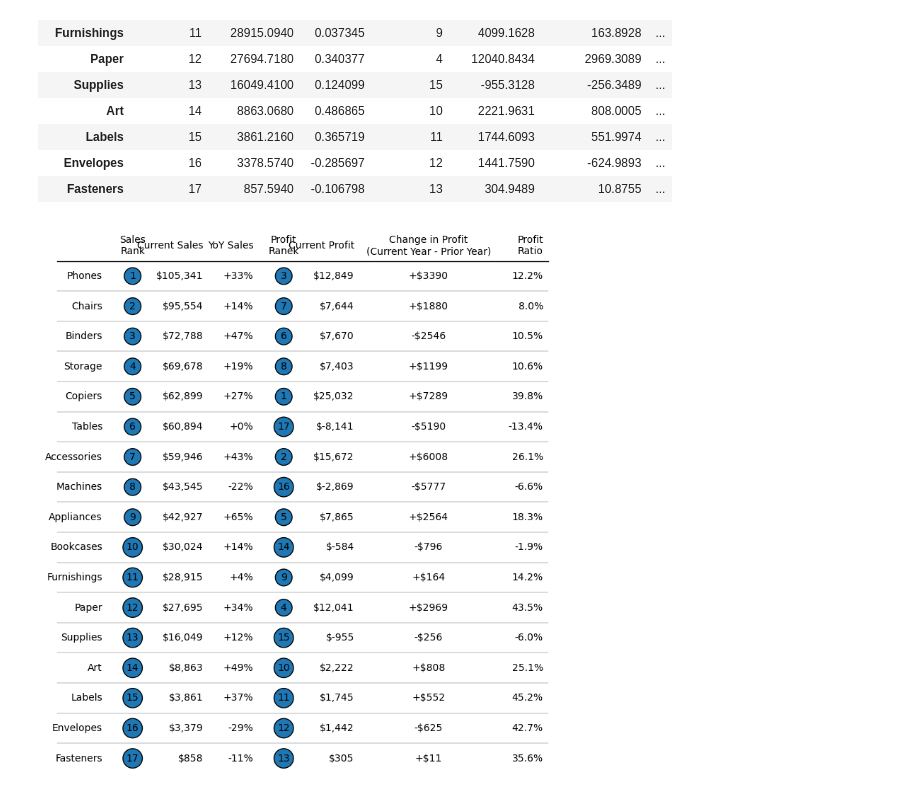
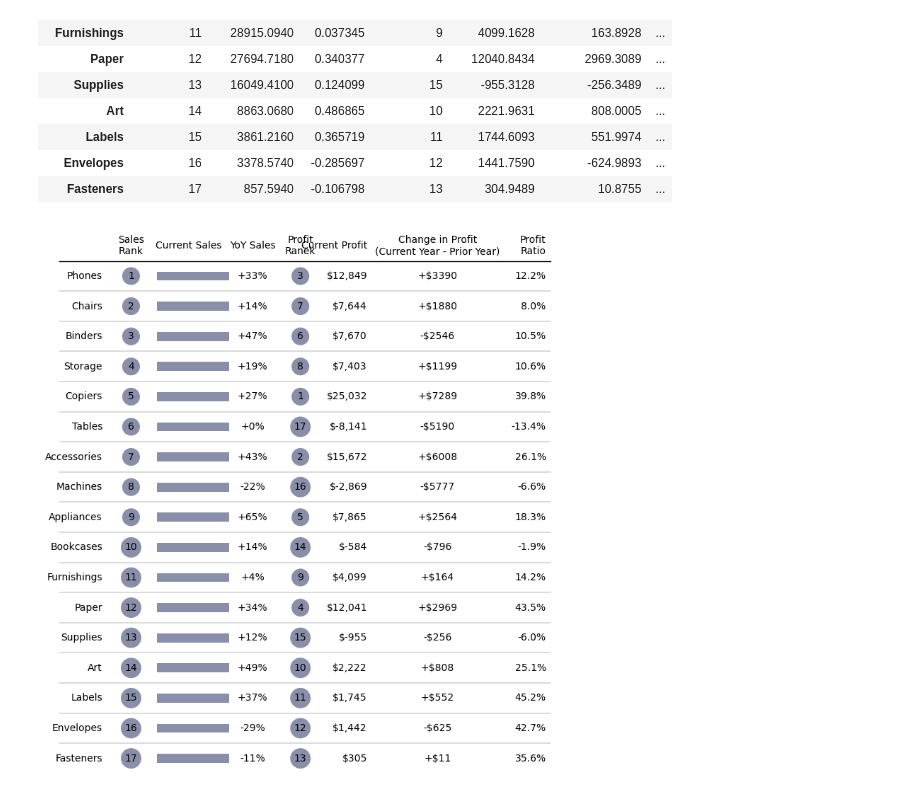
Before and after one commit to chenyulue/hands-on-datavis, a Jupyter notebook: 2023w16tab.ipynb, the cells around one changed output. Saved outputs shown, nothing was run; the diff lists cells and outputs as text; code cells hidden in the pictures.

```diff
--- a/2023w16tab.ipynb
+++ b/2023w16tab.ipynb
@@ -72,36 +75,58 @@ data_table
 | Envelopes | 16 | 3378.5740 | -0.285697 | 12 | 1441.7590 | -624.9893 | ... |
 | Fasteners | 17 | 857.5940 | -0.106798 | 13 | 304.9489 | 10.8755 | ... |
 # %%
+gray = "#d9d9d9"
+dk_gray = "#8a8fa9"
+
+def bar_h(ax, val, **kwargs):
+    ax.barh(0.5, val, **kwargs)
+    ax.annotate(f'${val:,.0f}', xy=(0, 1), ha='left', va='top', xycoords=ax.transAxes)
+    ax.set_xlim(0, 105669)
+    ax.set_ylim(0, 2)
+
 px = 1 / plt.rcParams['figure.dpi']
 
 fig, ax = plt.subplots(figsize=(900*px, 1000*px))
 tab = Table(data_table, column_definitions=[
     ColDef(name='Sub-Category', title=''),
     ColDef(name='Sales Rank', title='Sales\nRank',
            textprops={
                 "ha": "center",
-                "bbox": {"boxstyle": "circle", "pad": 0.35},
+                "bbox": {"boxstyle": "circle", "pad": 0.35,
+                         "color": dk_gray,
+                        },
             },
           ),
-    ColDef(name='Current Sales', formatter='${:,.0f}'),
-    ColDef(name='YoY Sales', formatter='{:+.0%}'),
+    ColDef(name='Current Sales', #formatter='${:,.0f}',
+           width=1.55,
+           plot_fn=bar,
+           plot_kw={'height': 0.5,
+                    'color': dk_gray,
+           },
+          ),
+    ColDef(name='YoY Sales', formatter='{:+.0%}',
+           textprops={
+               'ha': 'center'
+           },
+          ),
     ColDef(name='Profit Rank', title='Profit\nRanek',
            textprops={
                 "ha": "center",
-                "bbox": {"boxstyle": "circle", "pad": 0.35},
-            },
+                "bbox": {"boxstyle": "circle", "pad": 0.35,
+                         "color": dk_gray,},
+                },
           ),
     ColDef(name='Change in Profit', title='Change in Profit\n(Current Year - Prior Year)',
            formatter=lambda x: f'+${x:.0f}' if x >=0 else f'-${-x:.0f}',
            width=2.75,
            textprops={
                'ha': 'center'
            },
           ),
     ColDef(name='Current Profit', formatter='${:,.0f}'),
     ColDef(name='Profit Ratio', title='Profit\nRatio', formatter='{:.1%}'),
 ])
 plt.show()
 # %% [output]
-[figure, old version]
+[figure, new version]
 # %%
```
Also changed, not shown: parts of 3 cells of this notebook.
